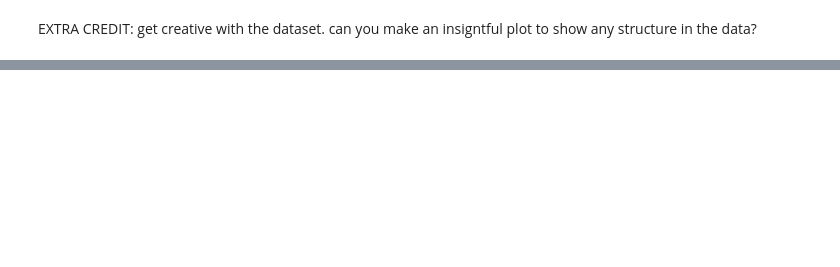
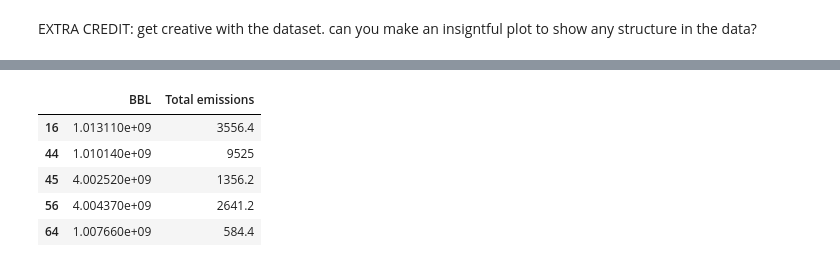
Before and after one commit to esanzglez/PUI2016_esg336, a Jupyter notebook: HW6_esg336/HW6_Assigment 1_esg336.ipynb, the cells around one changed output, grey strips where cells are left out. Cells and saved outputs as stored; diff of their text form; code cells hidden in the pictures; blank space fills up the shorter version.

```diff
--- a/HW6_esg336/HW6_Assigment 1_esg336.ipynb
+++ b/HW6_esg336/HW6_Assigment 1_esg336.ipynb
@@ -670,4 +670,9 @@ The figure shows the heat of the likehood.
 # %% [markdown]
 
 EXTRA CREDIT: get creative with the dataset. can you make an insigntful plot to show any structure in the data?
+# %%
+query = ("https://data.cityofnewyork.us/resource/m46j-75iy.json")
+raw_data = pd.read_json(query)
+
+nrg = raw_data
 # %%
@@ -685,0 +696,14 @@ SyntaxError: invalid syntax (<ipython-input-69-d6133d4dfa76>, line 3)
+# %%
+nrg_extra = nrg[[u'nyc_borough_block_and_lot_bbl',u'total_ghg_emissions_mtco2e']]
+nrg_extra = nrg_extra.dropna()
+
+nrg_extra.columns = ['BBL','Total emissions']
+# %%
+nrg_extra.head()
+# %% [output]
+|  | BBL | Total emissions |
+| 16 | 1.013110e+09 | 3556.4 |
+| 44 | 1.010140e+09 | 9525 |
+| 45 | 4.002520e+09 | 1356.2 |
+| 56 | 4.004370e+09 | 2641.2 |
+| 64 | 1.007660e+09 | 584.4 |
```
Also changed, not shown: parts of 10 cells of this notebook.
